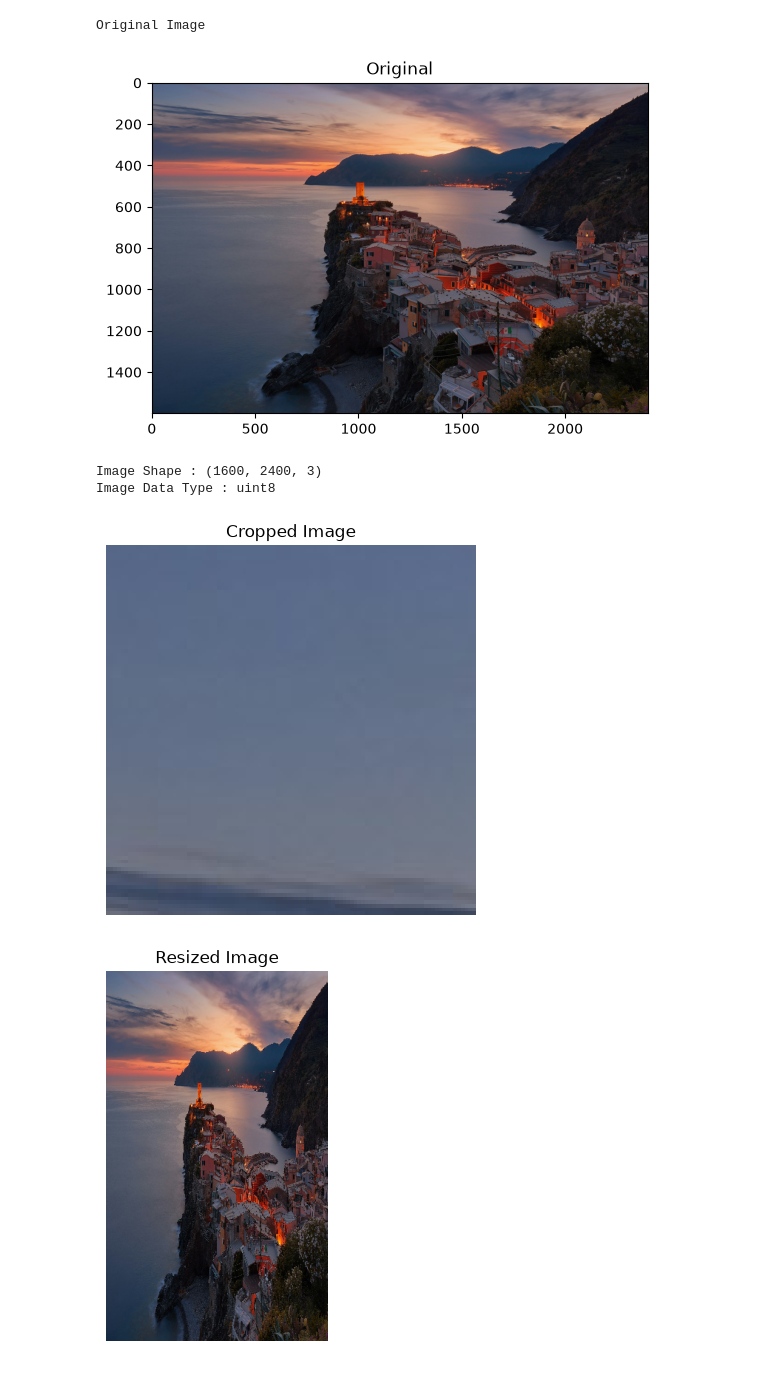
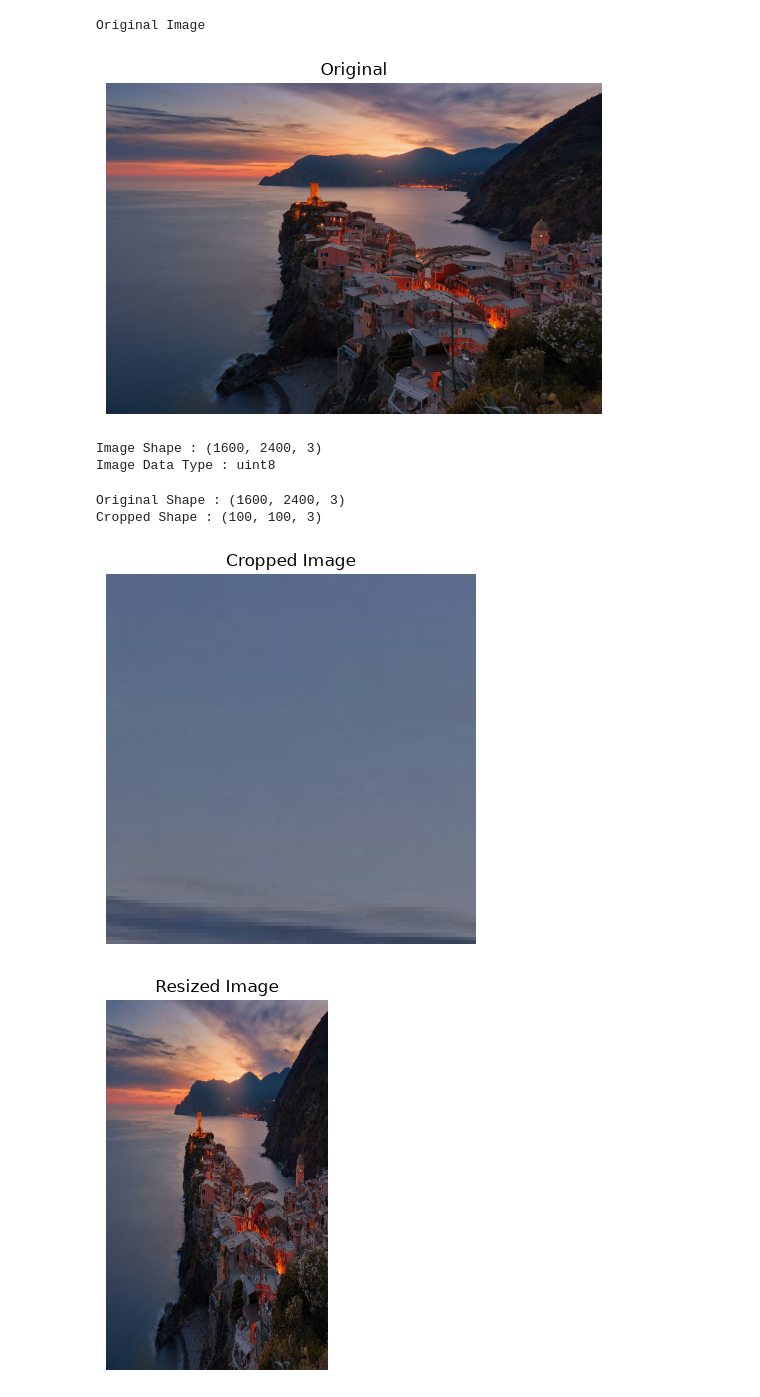
Before and after one commit to MrCoderrrr/CV-2026-H10, a Jupyter notebook: exp1/exp1.ipynb, the cells around one changed output. Cells and saved outputs as stored; diff of their text form; code cells hidden in the pictures.

```diff
--- a/exp1/exp1.ipynb
+++ b/exp1/exp1.ipynb
@@ -13,12 +13,13 @@ if img is None:
 # %%
 # displaying the image
 print("Original Image")
+plt.axis('off')
 plt.imshow(img)
 plt.title("Original")
 plt.show()
 # %% [output]
 Original Image
-[figure, old version]
+[figure, new version]
 # %%
 # getting image shape and data type
 print("Image Shape :", img.shape)
@@ -36,8 +37,13 @@ cropped_img = img[y_start:y_end, x_start:x_end]
 print("Original Shape :", img.shape)
 print("Cropped Shape :", cropped_img.shape)
 
-cv2.imshow("Cropped", cropped_img)
+plt.imshow(cropped_img)
+plt.title("Cropped Image")
+plt.axis("off")
+plt.show()
 # %% [output]
+Original Shape : (1600, 2400, 3)
+Cropped Shape : (100, 100, 3)
 [figure]
 # %%
 # resizing the image
```
Also changed, not shown: parts of 6 cells of this notebook, 3 other files.
